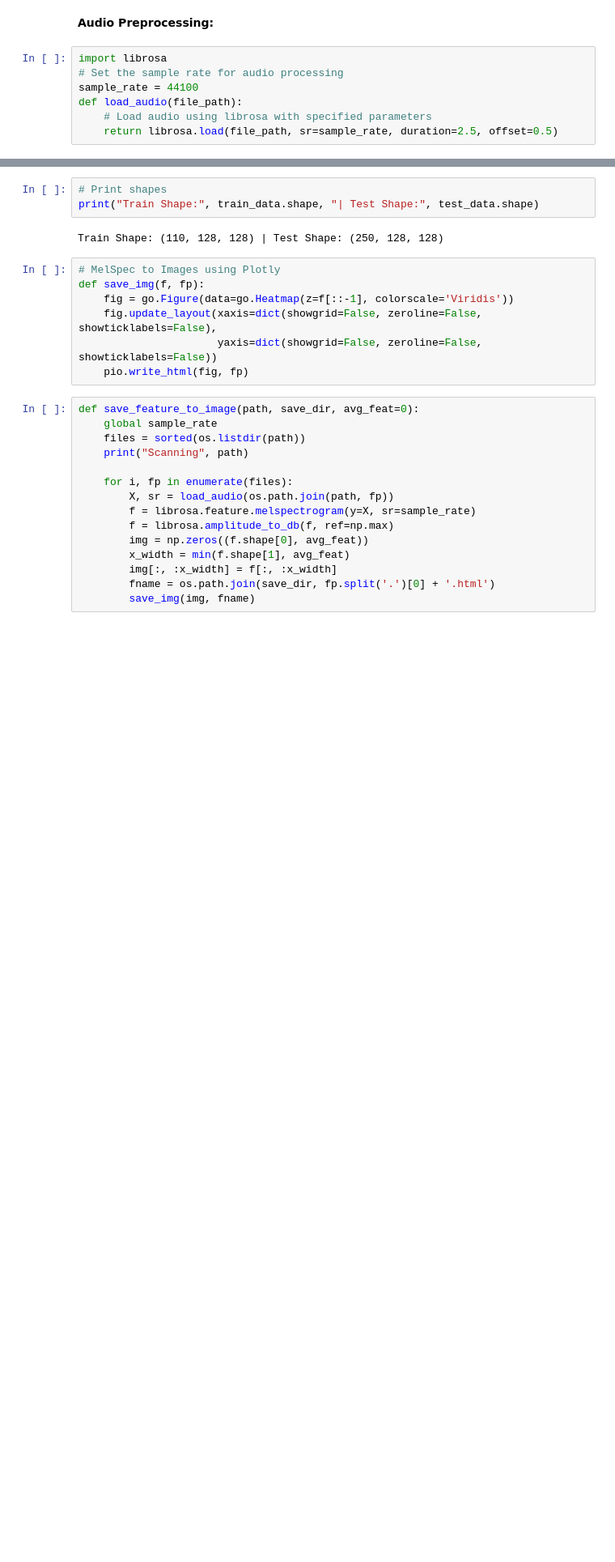
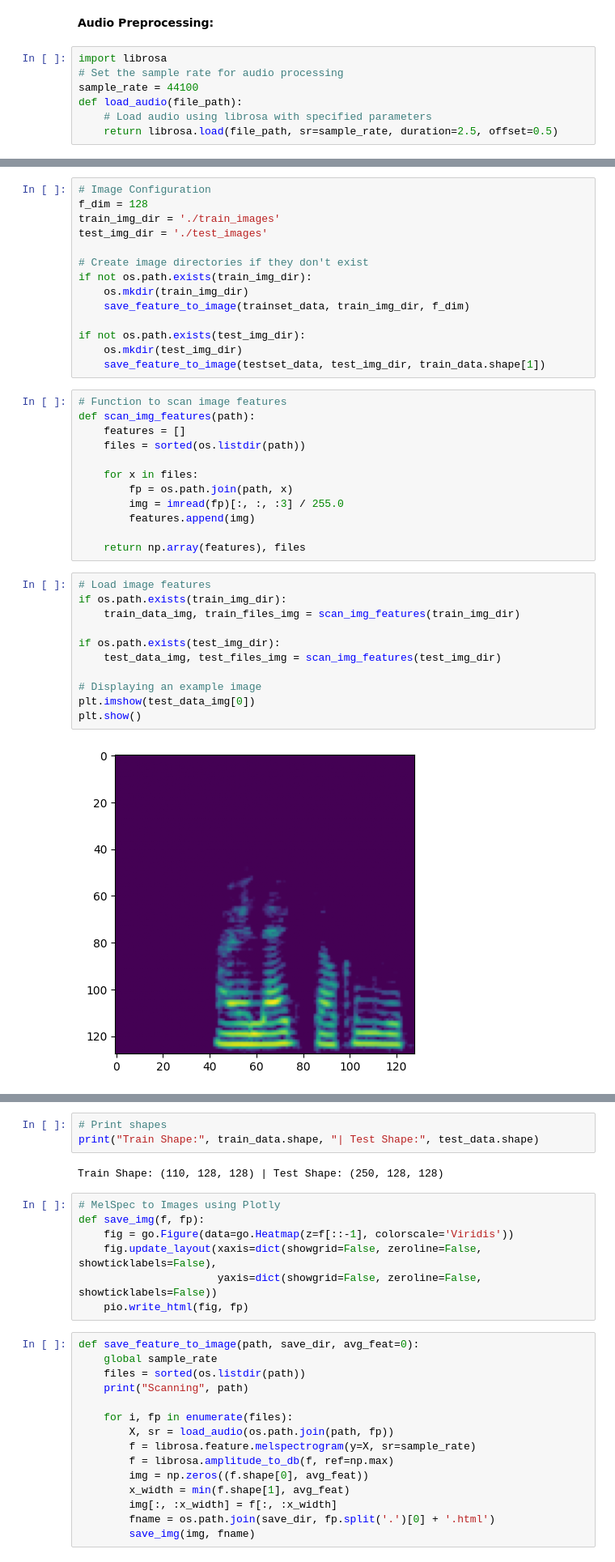
Before and after one commit to KaifAhmad1/Audio-Emotion-Analysis, a Jupyter notebook: Audio_Sentiment_Analysis.ipynb, the cells around one changed output, grey strips where cells are left out. Shown at 81% size. Saved outputs shown, nothing was run; the diff lists cells and outputs as text; blank space fills up the shorter version.

```diff
--- a/Audio_Sentiment_Analysis.ipynb
+++ b/Audio_Sentiment_Analysis.ipynb
@@ -118,0 +178,39 @@ test_data, test_files = load_audio_features(testset_data, train_data.shape[2])
+# %%
+# Image Configuration
+f_dim = 128
+train_img_dir = './train_images'
+test_img_dir = './test_images'
+
+# Create image directories if they don't exist
+if not os.path.exists(train_img_dir):
+    os.mkdir(train_img_dir)
+    save_feature_to_image(trainset_data, train_img_dir, f_dim)
+
+if not os.path.exists(test_img_dir):
+    os.mkdir(test_img_dir)
+    save_feature_to_image(testset_data, test_img_dir, train_data.shape[1])
+# %%
+# Function to scan image features
+def scan_img_features(path):
+    features = []
+    files = sorted(os.listdir(path))
+
+    for x in files:
+        fp = os.path.join(path, x)
+        img = imread(fp)[:, :, :3] / 255.0
+        features.append(img)
+
+    return np.array(features), files
+# %%
+# Load image features
+if os.path.exists(train_img_dir):
+    train_data_img, train_files_img = scan_img_features(train_img_dir)
+
+if os.path.exists(test_img_dir):
+    test_data_img, test_files_img = scan_img_features(test_img_dir)
+
+# Displaying an example image
+plt.imshow(test_data_img[0])
+plt.show()
+# %% [output]
+[figure, added]
```
Also changed, not shown: parts of 13 cells of this notebook.
